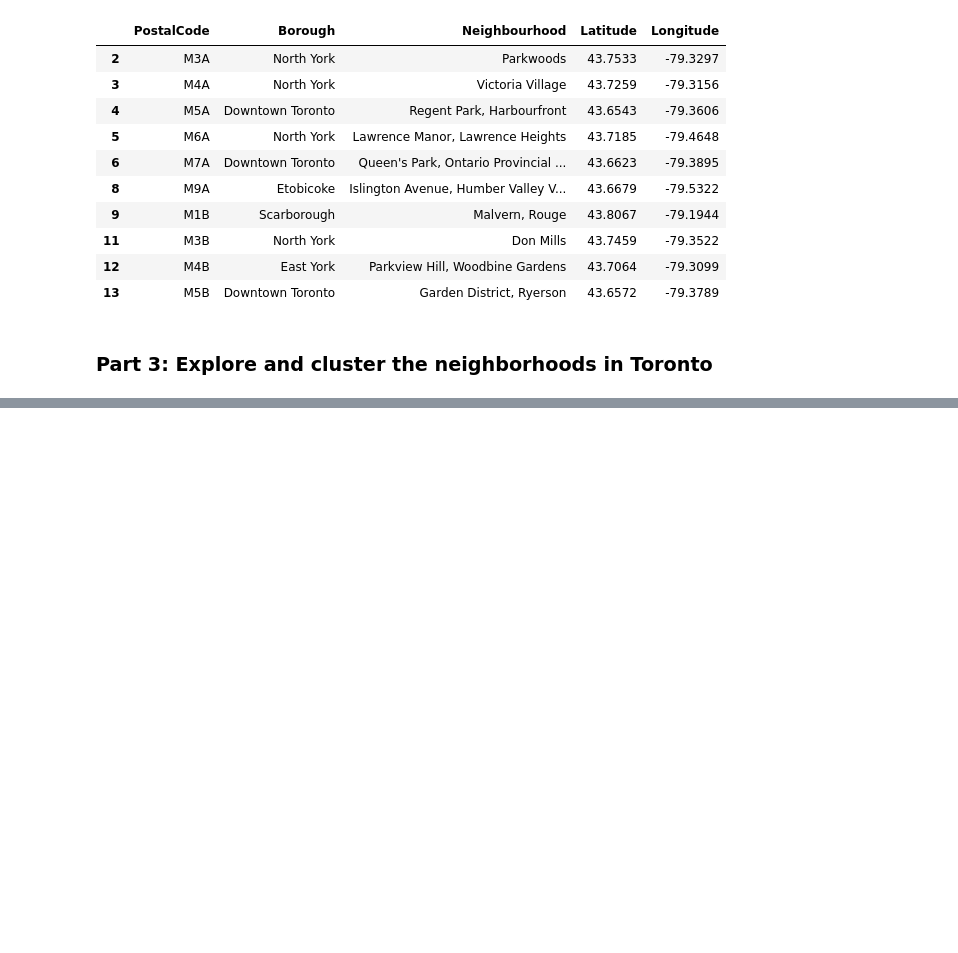
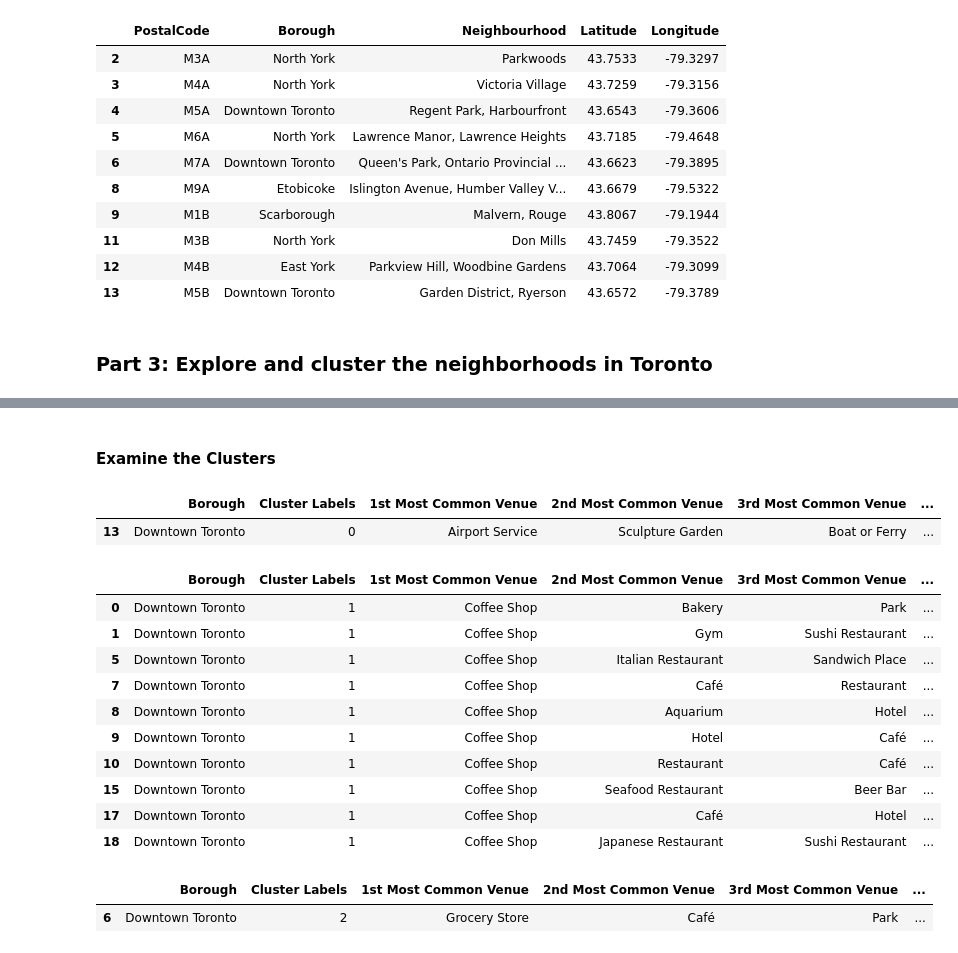
Before and after one commit to kerry918/IBM-Data-Science-Capstone, a Jupyter notebook: Segmenting and Clustering Neighborhoods in Toronto.ipynb, the cells around one changed output, grey strips where cells are left out. Saved outputs shown, nothing was run; the diff lists cells and outputs as text; code cells hidden in the pictures; blank space fills up the shorter version.

```diff
--- a/Segmenting and Clustering Neighborhoods in Toronto.ipynb
+++ b/Segmenting and Clustering Neighborhoods in Toronto.ipynb
@@ -116,0 +371,12 @@ neighbours.head(10)
+# %%
+num_top_venues = 5
+
+for hood in toronto_grouped['Neighborhood']:
+    print("----"+hood+"----")
+    temp = toronto_grouped[toronto_grouped['Neighborhood'] == hood].T.reset_index()
+    temp.columns = ['venue','freq']
+    temp = temp.iloc[1:]
+    temp['freq'] = temp['freq'].astype(float)
+    temp = temp.round({'freq': 2})
+    print(temp.sort_values('freq', ascending=False).reset_index(drop=True).head(num_top_venues))
+    print('\n')
@@ -116,0 +448,23 @@ neighbours.head(10)
+# %%
+### Run k-means to cluster into 4 clusters
+# set number of clusters
+kclusters = 4
+
+toronto_grouped_clustering = toronto_grouped.drop('Neighborhood', 1)
+
+# run k-means clustering
+kmeans = KMeans(n_clusters=kclusters, random_state=0).fit(toronto_grouped_clustering)
+
+# check cluster labels generated for each row in the dataframe
+kmeans.labels_[0:10]
+
+### create a new dataframe that includes the cluster as well as the top 10 venues for each neighborhood.
+# add clustering labels
+neighborhoods_venues_sorted.insert(0, 'Cluster Labels', kmeans.labels_)
+
+toronto_merged = toronto_data
+
+# merge manhattan_grouped with manhattan_data to add latitude/longitude for each neighborhood
+toronto_merged = toronto_merged.join(neighborhoods_venues_sorted.set_index('Neighborhood'), on='Neighbourhood')
+
+toronto_merged.head() # check the last columns!
@@ -116,0 +506,29 @@ neighbours.head(10)
+# %% [markdown]
+#### Examine the Clusters
+# %%
+### Cluster 1
+toronto_merged.loc[toronto_merged['Cluster Labels'] == 0, toronto_merged.columns[[1] + list(range(5, toronto_merged.shape[1]))]]
+# %% [output]
+|  | Borough | Cluster Labels | 1st Most Common Venue | 2nd Most Common Venue | 3rd Most Common Venue | ... |
+| 13 | Downtown Toronto | 0 | Airport Service | Sculpture Garden | Boat or Ferry | ... |
+# %%
+### Cluster 2
+toronto_merged.loc[toronto_merged['Cluster Labels'] == 1, toronto_merged.columns[[1] + list(range(5, toronto_merged.shape[1]))]]
+# %% [output]
+|  | Borough | Cluster Labels | 1st Most Common Venue | 2nd Most Common Venue | 3rd Most Common Venue | ... |
+| 0 | Downtown Toronto | 1 | Coffee Shop | Bakery | Park | ... |
+| 1 | Downtown Toronto | 1 | Coffee Shop | Gym | Sushi Restaurant | ... |
+| 5 | Downtown Toronto | 1 | Coffee Shop | Italian Restaurant | Sandwich Place | ... |
+| 7 | Downtown Toronto | 1 | Coffee Shop | Café | Restaurant | ... |
+| 8 | Downtown Toronto | 1 | Coffee Shop | Aquarium | Hotel | ... |
+| 9 | Downtown Toronto | 1 | Coffee Shop | Hotel | Café | ... |
+| 10 | Downtown Toronto | 1 | Coffee Shop | Restaurant | Café | ... |
+| 15 | Downtown Toronto | 1 | Coffee Shop | Seafood Restaurant | Beer Bar | ... |
+| 17 | Downtown Toronto | 1 | Coffee Shop | Café | Hotel | ... |
+| 18 | Downtown Toronto | 1 | Coffee Shop | Japanese Restaurant | Sushi Restaurant | ... |
+# %%
+### Cluster 3
+toronto_merged.loc[toronto_merged['Cluster Labels'] == 2, toronto_merged.columns[[1] + list(range(5, toronto_merged.shape[1]))]]
+# %% [output]
+|  | Borough | Cluster Labels | 1st Most Common Venue | 2nd Most Common Venue | 3rd Most Common Venue | ... |
+| 6 | Downtown Toronto | 2 | Grocery Store | Café | Park | ... |
```
Also changed, not shown: parts of 29 cells of this notebook.
